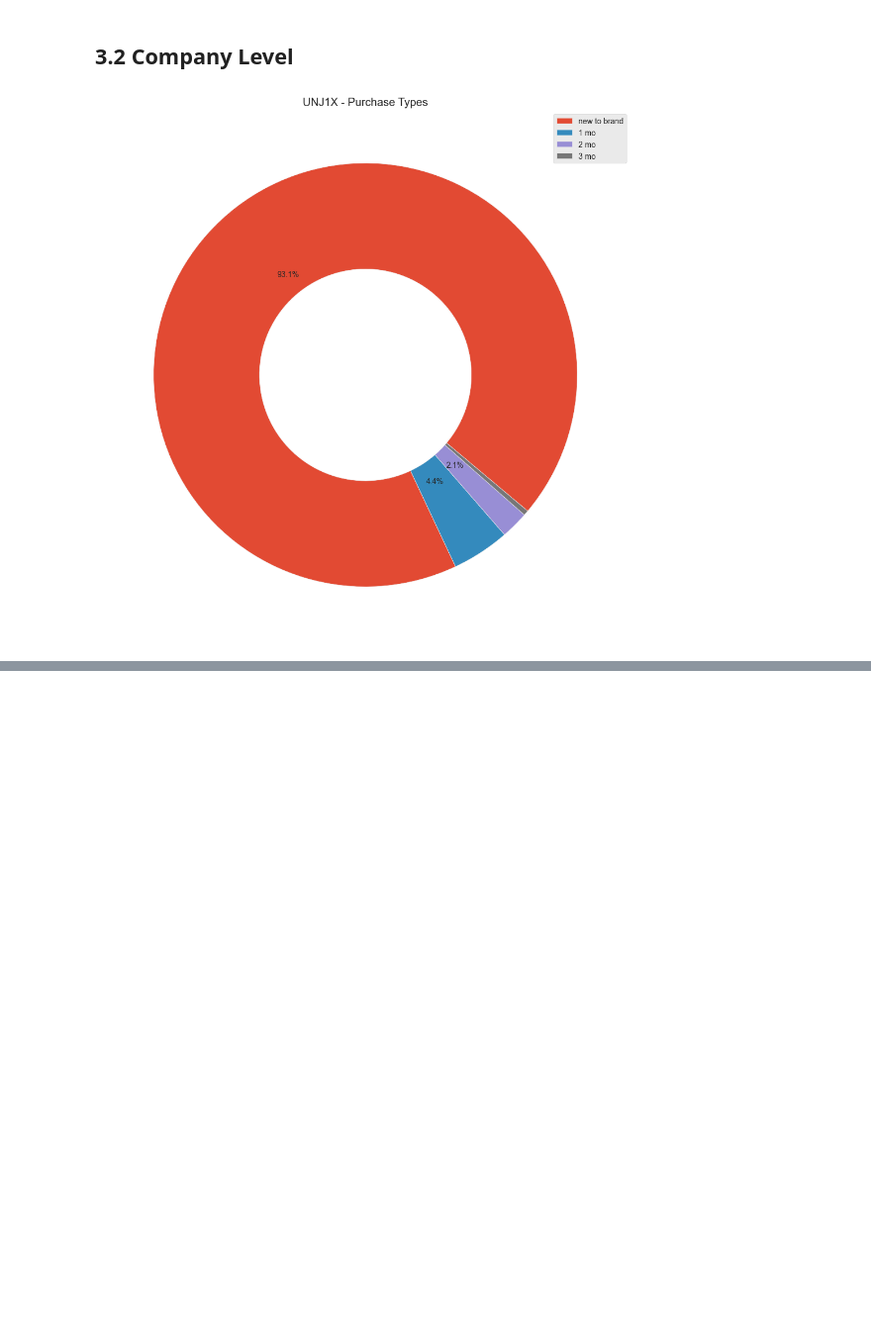
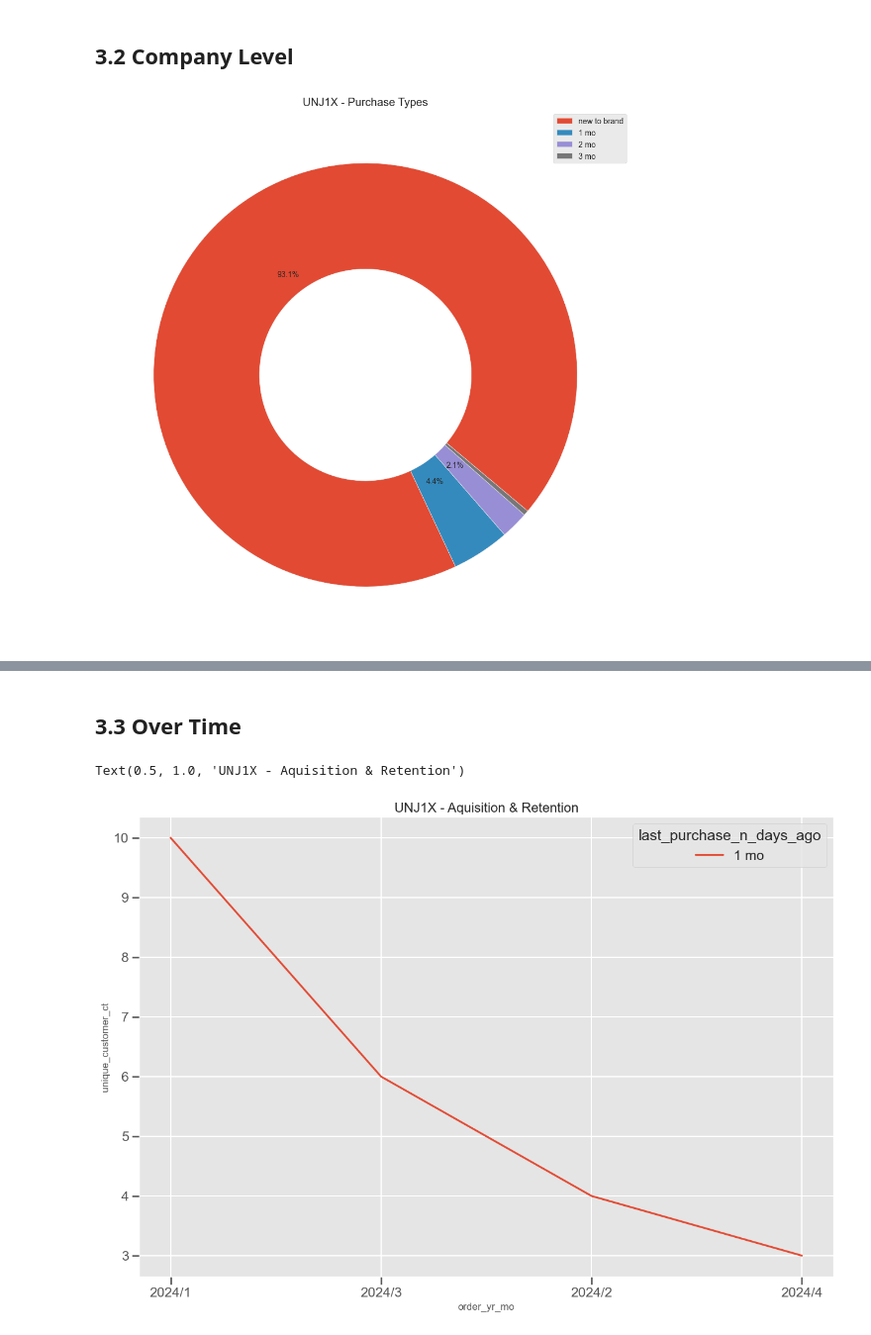
Before and after one commit to angie-xiao/ntb, a Jupyter notebook: ntb.ipynb, the cells around one changed output, grey strips where cells are left out. Shown at 99% size. Drawn from its saved outputs; the diff is of its cells as text; code cells hidden in the pictures; blank space fills up the shorter version.

```diff
--- a/ntb.ipynb
+++ b/ntb.ipynb
@@ -193,0 +302,31 @@ fig.tight_layout()
+# %% [markdown]
+## 3.3 Over Time
+# %%
+res['order_yr'] = res['order_datetime'].dt.year
+res['order_month'] = res['order_datetime'].dt.month
+
+
+vendor_code='UNJ1X'
+tmp = res[res['dama_mfg_vendor_code']==vendor_code]
+tmp = tmp[res['last_purchase_n_days_ago']=='1 mo']
+tmp_asin_new = tmp[['order_yr', 'order_month', 'dama_mfg_vendor_code', 'last_purchase_n_days_ago', 'unique_customer_ct']].\
+    groupby(['order_yr', 'order_month', 'dama_mfg_vendor_code','last_purchase_n_days_ago']).sum().sort_values(by='unique_customer_ct',ascending=False).reset_index()
+
+tmp_asin_new['order_yr_mo'] = tmp_asin_new['order_yr'].astype(str) + '/' + tmp_asin_new['order_month'].astype(str)
+
+sns.set(style="ticks", context="talk", rc = {'figure.figsize':(15,10)})
+plt.style.use("ggplot")
+
+ax=sns.lineplot(
+    tmp_asin_new,
+    x='order_yr_mo',
+    y='unique_customer_ct',
+    hue='last_purchase_n_days_ago'
+)
+
+ax.lines[1].set_linestyle("dashed")
+
+ax.set_title(f'{vendor_code} - Aquisition & Retention', fontsize=16)
+# %% [output]
+Text(0.5, 1.0, 'UNJ1X - Aquisition & Retention')
+[figure, added]
```
Also changed, not shown: parts of 8 cells of this notebook, 4 other files.
